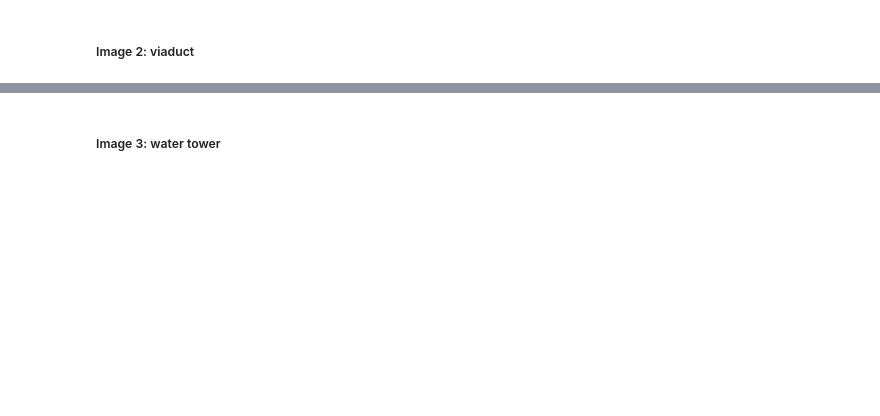
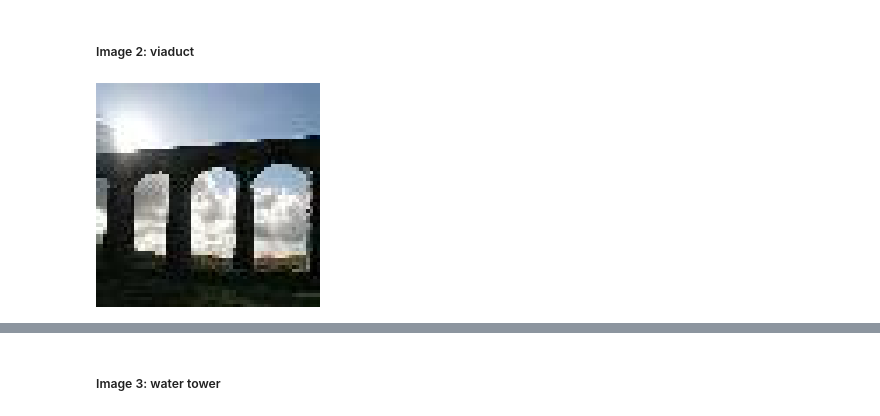
Before and after one commit to Kalokagat/TF2_for_DL, a Jupyter notebook: 1_4_Saving_and_loading_models.ipynb, the cells around one changed output, grey strips where cells are left out. Drawn from its saved outputs; the diff is of its cells as text; code cells hidden in the pictures; blank space fills up the shorter version.

```diff
--- a/1_4_Saving_and_loading_models.ipynb
+++ b/1_4_Saving_and_loading_models.ipynb
@@ -480,5 +519,9 @@ def get_top_5_predictions(img):
 ##### Image 2: viaduct
 # %%
 # Display image
+
+viaduct_img
+# %% [output]
+[figure, added]
 # %%
 # Display top 5 predictions
```
Also changed, not shown: parts of 7 cells of this notebook.
